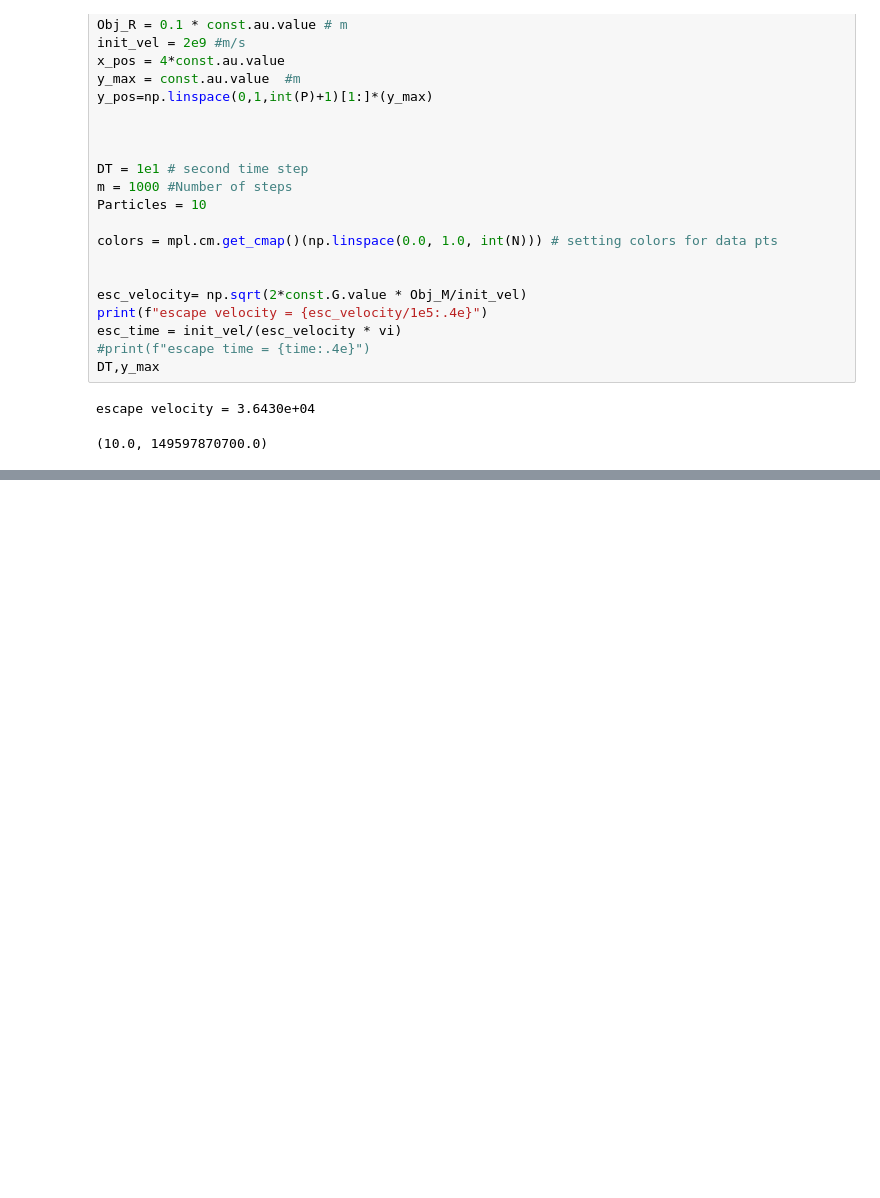
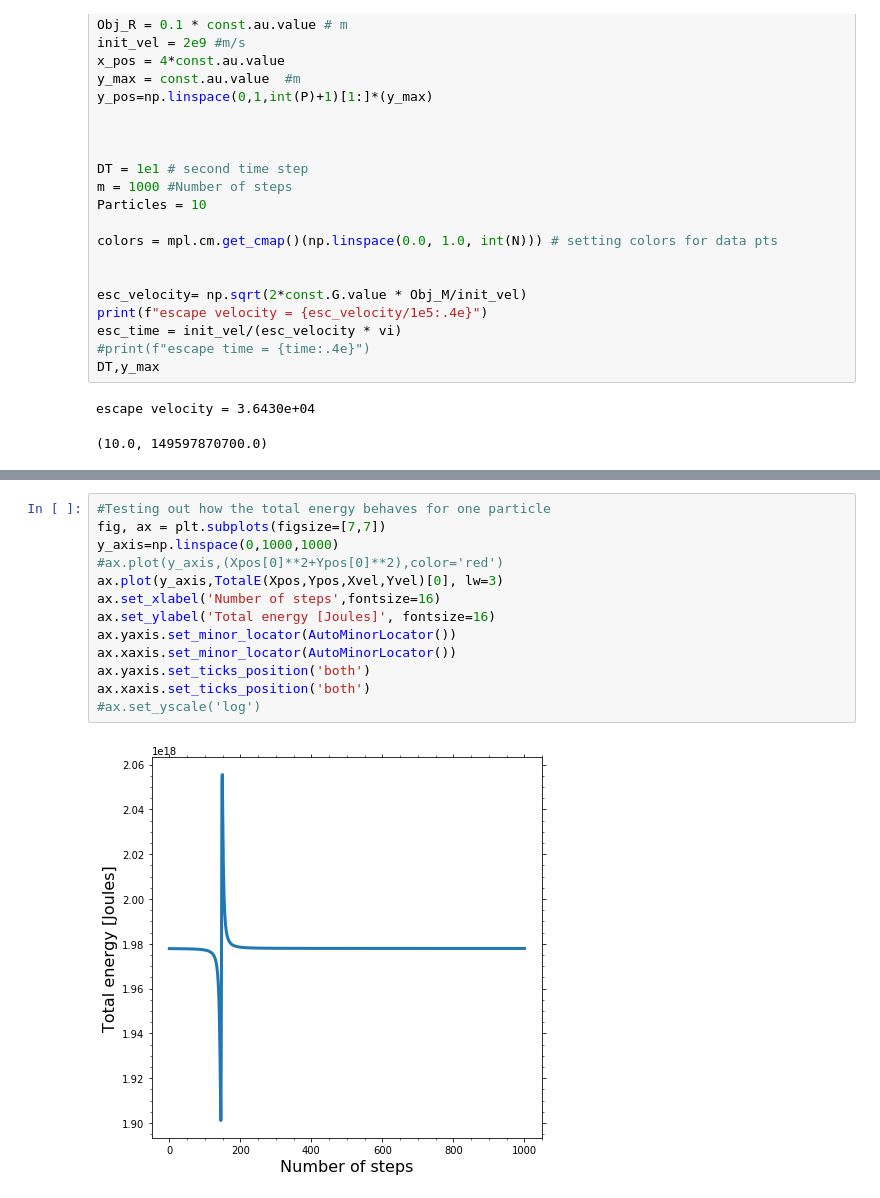
Before and after one commit to ETV337/REU_NU_2020_Project, a Jupyter notebook: DF_sim_v3.ipynb, the cells around one changed output, grey strips where cells are left out. Drawn from its saved outputs; the diff is of its cells as text; blank space fills up the shorter version.

```diff
--- a/DF_sim_v3.ipynb
+++ b/DF_sim_v3.ipynb
@@ -280,0 +315,15 @@ array([[3.97832925e+56, 3.97994655e+56, 3.98168363e+56, 3.98355433e+56,
+# %%
+#Testing out how the total energy behaves for one particle
+fig, ax = plt.subplots(figsize=[7,7])
+y_axis=np.linspace(0,1000,1000)
+#ax.plot(y_axis,(Xpos[0]**2+Ypos[0]**2),color='red')
+ax.plot(y_axis,TotalE(Xpos,Ypos,Xvel,Yvel)[0], lw=3)
+ax.set_xlabel('Number of steps',fontsize=16)
+ax.set_ylabel('Total energy [Joules]', fontsize=16)
+ax.yaxis.set_minor_locator(AutoMinorLocator())
+ax.xaxis.set_minor_locator(AutoMinorLocator())
+ax.yaxis.set_ticks_position('both')
+ax.xaxis.set_ticks_position('both')
+#ax.set_yscale('log')
+# %% [output]
+[figure, added]
```
Also changed, not shown: parts of 23 cells of this notebook.
